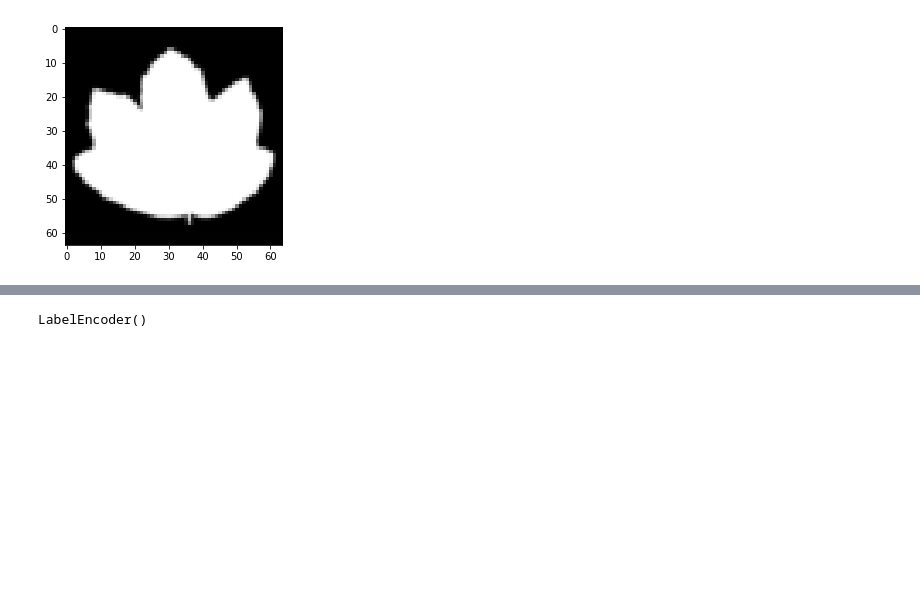
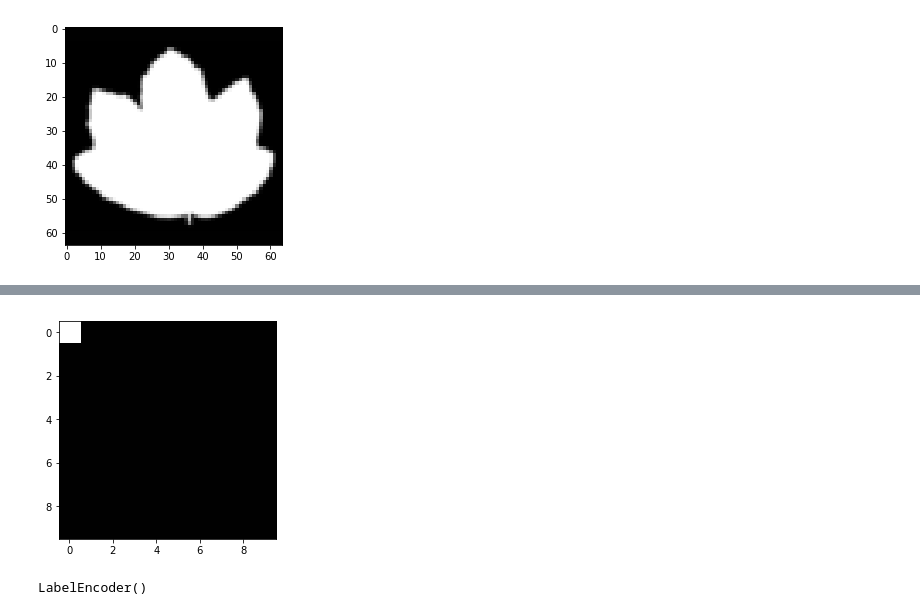
Before and after one commit to zlmoment/deepLeaf, a Jupyter notebook: deepLeaf_new.ipynb, the cells around one changed output, grey strips where cells are left out. Saved outputs shown, nothing was run; the diff lists cells and outputs as text; code cells hidden in the pictures; blank space fills up the shorter version.

```diff
--- a/deepLeaf_new.ipynb
+++ b/deepLeaf_new.ipynb
@@ -101,3 +112,10 @@ plt.show()
+# %%
+xfm_img = imresize(imread('kernelbase.jpg'), (10,10)).astype(np.float32)
+xfm_img[0,0,:]=1
+plt.imshow(xfm_img, cmap=plt.get_cmap('gray'))
+plt.show()
+# %% [output]
+[figure, added]
 # %%
 # get labels
 le = LabelEncoder()
```
Also changed, not shown: parts of 10 cells of this notebook, 4 other files.
